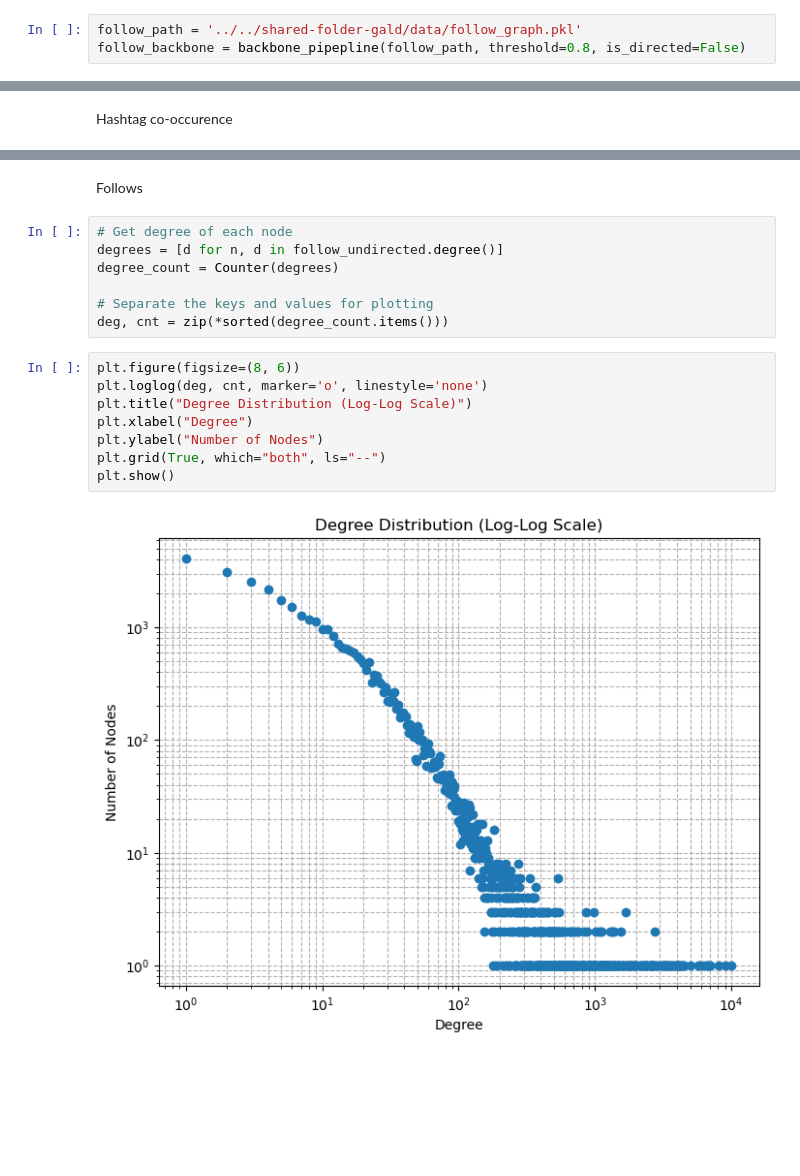
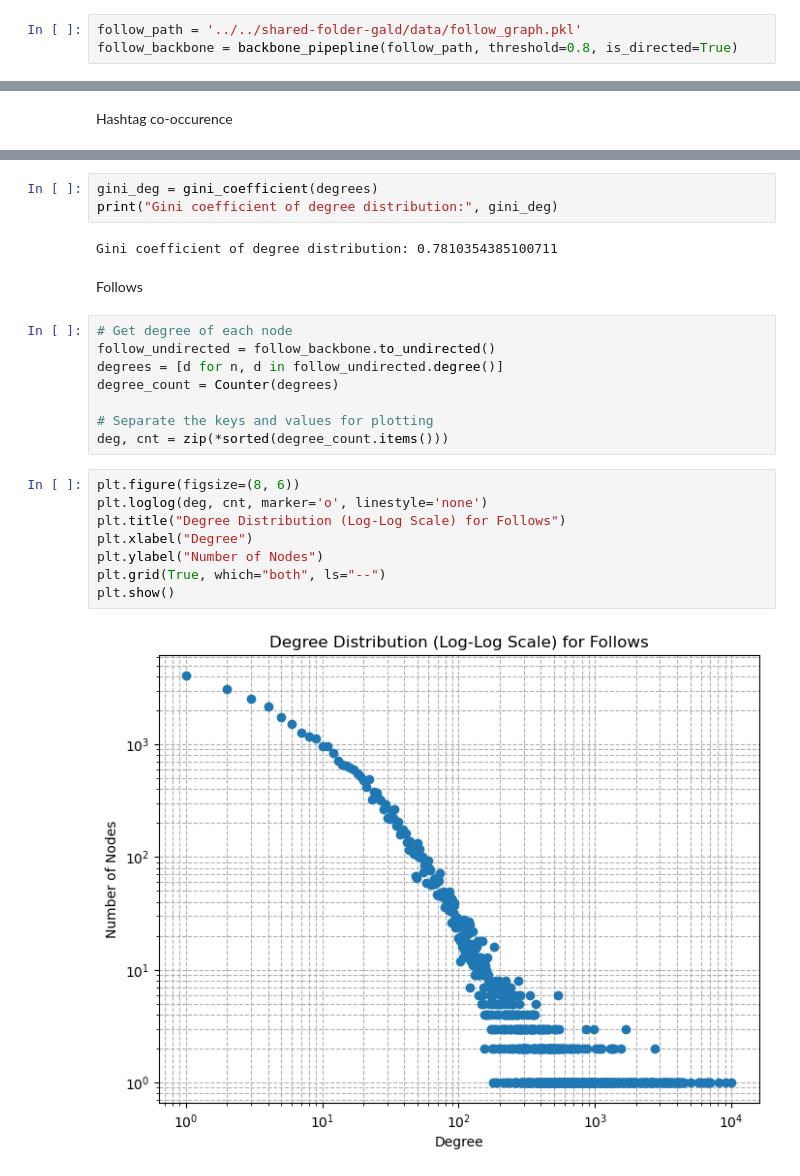
Before and after one commit to jbij/Bachelor, a Jupyter notebook: filtering/disparity.ipynb, the cells around one changed output, grey strips where cells are left out. Drawn from its saved outputs; the diff is of its cells as text; blank space fills up the shorter version.

```diff
--- a/filtering/disparity.ipynb
+++ b/filtering/disparity.ipynb
@@ -294,6 +465,6 @@ Follows
 # %%
 follow_path = '../../shared-folder-gald/data/follow_graph.pkl'
-follow_backbone = backbone_pipepline(follow_path, threshold=0.8, is_directed=False)
+follow_backbone = backbone_pipepline(follow_path, threshold=0.8, is_directed=True)
 # %% [output]
 Calculating DF score...
 # %%
@@ -350,7 +532,13 @@ plt.show()
+# %%
+gini_deg = gini_coefficient(degrees)
+print("Gini coefficient of degree distribution:", gini_deg)
+# %% [output]
+Gini coefficient of degree distribution: 0.7810354385100711
 # %% [markdown]
 Follows
 # %%
 # Get degree of each node
+follow_undirected = follow_backbone.to_undirected()
 degrees = [d for n, d in follow_undirected.degree()]
 degree_count = Counter(degrees)
 
@@ -359,10 +547,10 @@ deg, cnt = zip(*sorted(degree_count.items()))
 # %%
 plt.figure(figsize=(8, 6))
 plt.loglog(deg, cnt, marker='o', linestyle='none')
-plt.title("Degree Distribution (Log-Log Scale)")
+plt.title("Degree Distribution (Log-Log Scale) for Follows")
 plt.xlabel("Degree")
 plt.ylabel("Number of Nodes")
 plt.grid(True, which="both", ls="--")
 plt.show()
 # %% [output]
-[figure, old version]
+[figure, new version]
```
Also changed, not shown: parts of 22 cells of this notebook, 2 other files.
